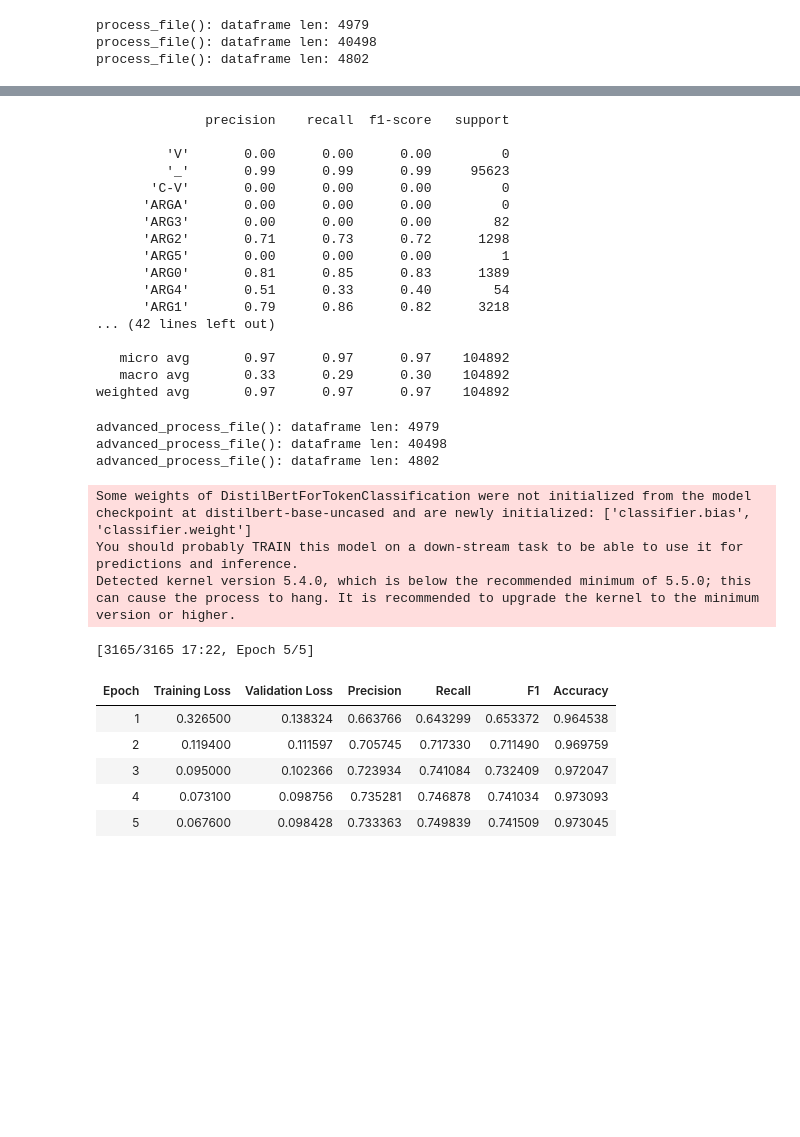
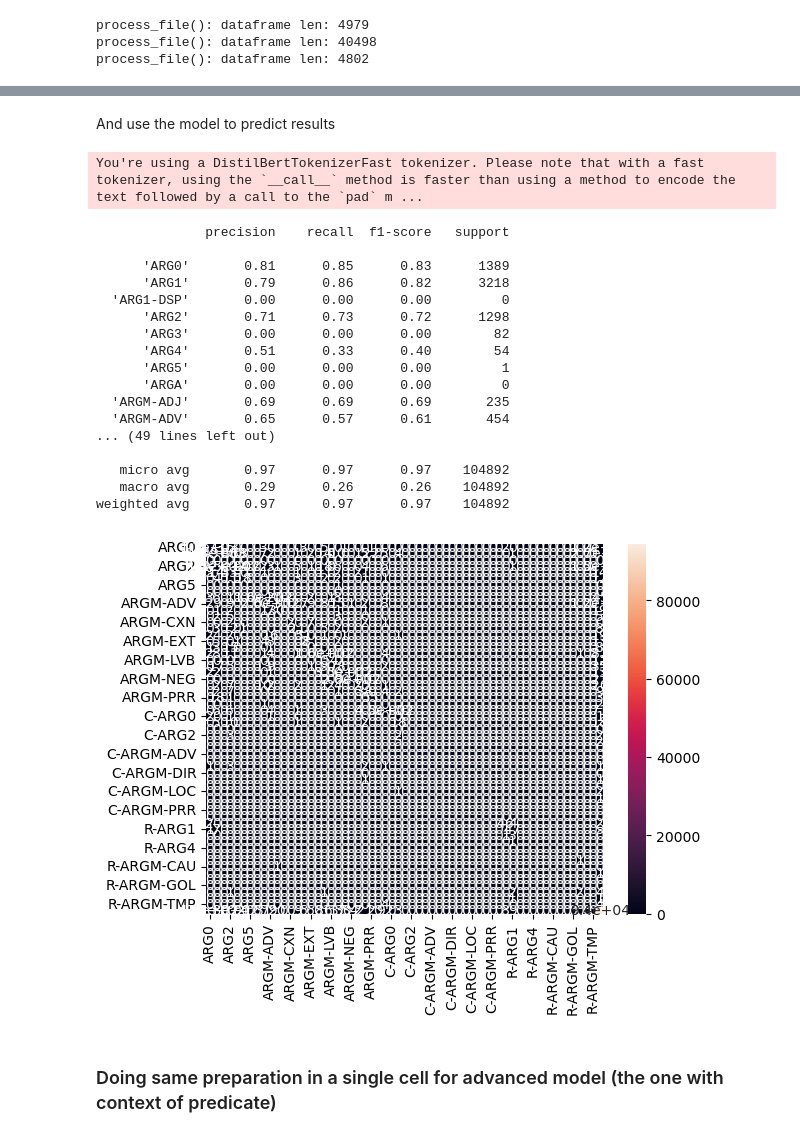
Before and after one commit to andpuc23/AdvancedNLP, a Jupyter notebook: Task_3/main.ipynb, the cells around one changed output, grey strips where cells are left out. Drawn from its saved outputs; the diff is of its cells as text; code cells hidden in the pictures; blank space fills up the shorter version.

```diff
--- a/Task_3/main.ipynb
+++ b/Task_3/main.ipynb
@@ -38,5 +37,6 @@ You should probably TRAIN this model on a down-stream task to be able to use it
 # %%
-model_name = model_checkpoint.split("/")[-1]
+model = AutoModelForTokenClassification.from_pretrained('model_checkpoints/baseline', num_labels=len(labels_list))
+
 args = TrainingArguments(
     f"model_checkpoints/baseline",
     evaluation_strategy = 'epoch',
@@ -66,3 +66,3 @@ Detected kernel version 5.4.0, which is below the recommended minimum of 5.5.0;
 # %%
-trainer.train()
-trainer.save_model()
+# trainer.train()
+# trainer.save_model()
@@ -118,24 +69,30 @@ df.to_csv('data/output/base_val.csv')
-# %%
-from code_.evaluation import class_report_base
-class_report_base('data/output/base_val.csv')
-# %% [output]
-              precision    recall  f1-score   support
-
-         'V'       0.00      0.00      0.00         0
-         '_'       0.99      0.99      0.99     95623
-       'C-V'       0.00      0.00      0.00         0
-      'ARGA'       0.00      0.00      0.00         0
-      'ARG3'       0.00      0.00      0.00        82
-      'ARG2'       0.71      0.73      0.72      1298
-      'ARG5'       0.00      0.00      0.00         1
-      'ARG0'       0.81      0.85      0.83      1389
-      'ARG4'       0.51      0.33      0.40        54
-      'ARG1'       0.79      0.86      0.82      3218
-... (42 lines left out)
-
-   micro avg       0.97      0.97      0.97    104892
-   macro avg       0.33      0.29      0.30    104892
-weighted avg       0.97      0.97      0.97    104892
+# %% [markdown]
+And use the model to predict results
+# %%
+predict(trainer, tok, dataset, tokenized_datasets, test_set='validation')
+# predict(trainer, tok, dataset, tokenized_datasets, test_set='test')
+# %% [output]
+You're using a DistilBertTokenizerFast tokenizer. Please note that with a fast tokenizer, using the `__call__` method is faster than using a method to encode the text followed by a call to the `pad` m ...
+              precision    recall  f1-score   support
+
+      'ARG0'       0.81      0.85      0.83      1389
+      'ARG1'       0.79      0.86      0.82      3218
+  'ARG1-DSP'       0.00      0.00      0.00         0
+      'ARG2'       0.71      0.73      0.72      1298
+      'ARG3'       0.00      0.00      0.00        82
+      'ARG4'       0.51      0.33      0.40        54
+      'ARG5'       0.00      0.00      0.00         1
+      'ARGA'       0.00      0.00      0.00         0
+  'ARGM-ADJ'       0.69      0.69      0.69       235
+  'ARGM-ADV'       0.65      0.57      0.61       454
+... (49 lines left out)
+
+   micro avg       0.97      0.97      0.97    104892
+   macro avg       0.29      0.26      0.26    104892
+weighted avg       0.97      0.97      0.97    104892
+[figure, added]
+# %% [markdown]
+### Doing same preparation in a single cell for advanced model (the one with context of predicate)
 # %%
 df_val = advanced_process_file('data/raw/en_ewt-up-dev.conllu')
 df_train = advanced_process_file('data/raw/en_ewt-up-train.conllu')
@@ -146,14 +103,13 @@ labels_list = get_labels_list_from_dataset(dataset)
 
 tok = Tokenizer(model_checkpoint, labels_list)
 tokenized_datasets = dataset.map(tok.tokenize_and_align_labels_context, batched=True)
-model = AutoModelForTokenClassification.from_pretrained(model_checkpoint, num_labels=len(labels_list))
+model = AutoModelForTokenClassification.from_pretrained('model_checkpoints/context', num_labels=len(labels_list))
 
-model_name = model_checkpoint.split("/")[-1]
 args = TrainingArguments(
     f"model_checkpoints/context",
     evaluation_strategy = 'epoch',
     learning_rate=2e-5,
-    save_steps=7000,
+    save_steps=1000,
     per_device_train_batch_size=batch_size,
     per_device_eval_batch_size=batch_size,
     num_train_epochs=5,
@@ -171,19 +127,5 @@ trainer = Trainer(
     tokenizer=tok.tokenizer,
     compute_metrics=compute_metrics
 )
-trainer.train()
-trainer.save_model()
+# trainer.train()
+# trainer.save_model()
-# %% [output]
-advanced_process_file(): dataframe len: 4979
-advanced_process_file(): dataframe len: 40498
-advanced_process_file(): dataframe len: 4802
-Some weights of DistilBertForTokenClassification were not initialized from the model checkpoint at distilbert-base-uncased and are newly initialized: ['classifier.bias', 'classifier.weight']
-You should probably TRAIN this model on a down-stream task to be able to use it for predictions and inference.
-Detected kernel version 5.4.0, which is below the recommended minimum of 5.5.0; this can cause the process to hang. It is recommended to upgrade the kernel to the minimum version or higher.
-[3165/3165 17:22, Epoch 5/5]
-| Epoch | Training Loss | Validation Loss | Precision | Recall | F1 | Accuracy |
-| 1 | 0.326500 | 0.138324 | 0.663766 | 0.643299 | 0.653372 | 0.964538 |
-| 2 | 0.119400 | 0.111597 | 0.705745 | 0.717330 | 0.711490 | 0.969759 |
-| 3 | 0.095000 | 0.102366 | 0.723934 | 0.741084 | 0.732409 | 0.972047 |
-| 4 | 0.073100 | 0.098756 | 0.735281 | 0.746878 | 0.741034 | 0.973093 |
-| 5 | 0.067600 | 0.098428 | 0.733363 | 0.749839 | 0.741509 | 0.973045 |
```
Also changed, not shown: parts of 20 cells of this notebook, 4 other files.
